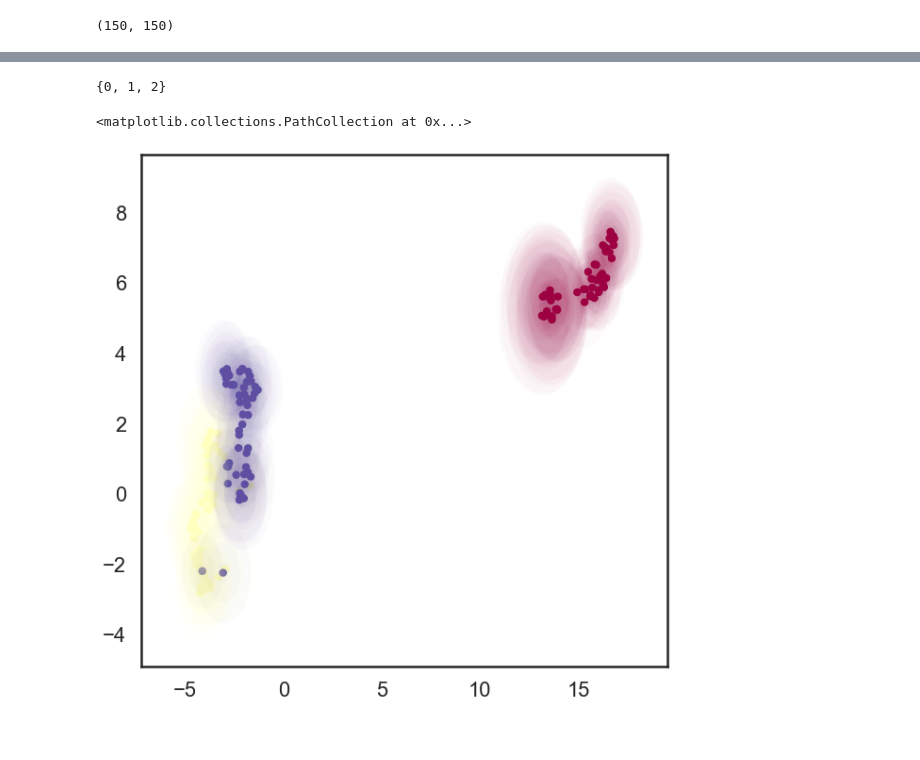
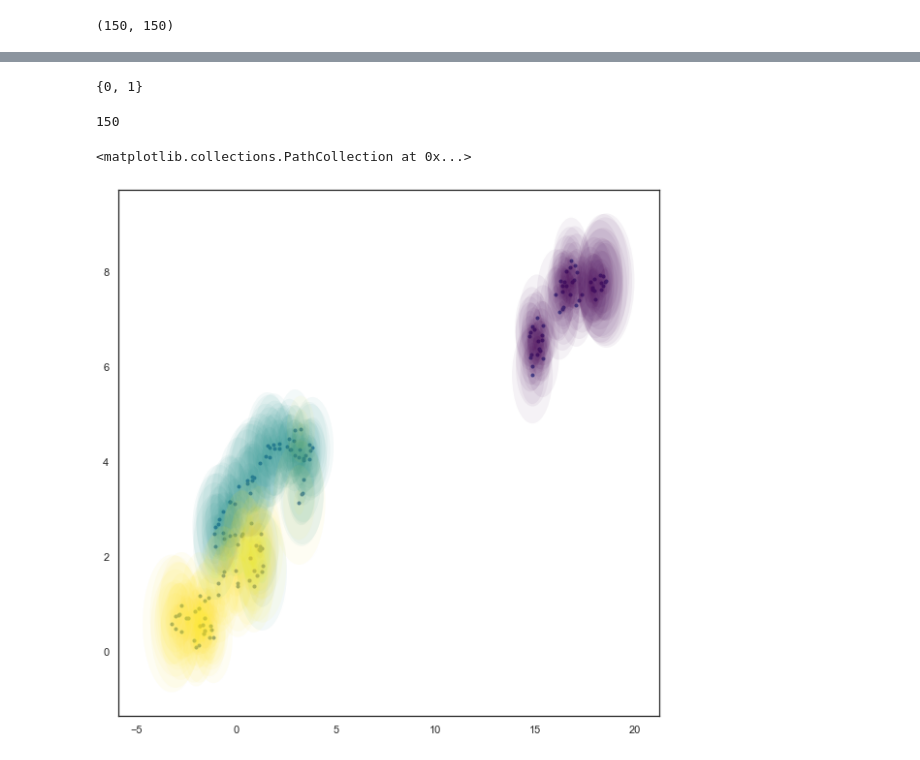
Before and after one commit to algoasylum/Pycon-UMAP, a Jupyter notebook: Open_Ball_Plot.ipynb, the cells around one changed output, grey strips where cells are left out. Saved outputs shown, nothing was run; the diff lists cells and outputs as text; code cells hidden in the pictures.

```diff
--- a/Open_Ball_Plot.ipynb
+++ b/Open_Ball_Plot.ipynb
@@ -284,8 +285,8 @@ plt.show
 # %%
-knn_indices, knn_dists, _ = nearest_neighbors(
-            embed, n_neighbors=20, metric='euclidean', metric_kwds={}, angular='False', random_state=np.random.RandomState(), verbose='False'
+knn_indices_i, knn_dists_i, _ = nearest_neighbors(
+            embed, n_neighbors=15, metric='euclidean', metric_kwds={}, angular='False', random_state=np.random.RandomState(), verbose='False'
         )
-sigmas, rhos = smooth_knn_dist(
-        knn_dists, float(15), local_connectivity=float(1),
+sigmas_i, rhos_i = smooth_knn_dist(
+        knn_dists_i, float(15), local_connectivity=float(1),
     )
 # %% [output]
@@ -298,25 +300,29 @@ Thu Aug 13 18:05:40 2020 Finished Nearest Neighbor Search
 # %%
 radii_iris = []
-for i in range(len(sigmas)):
-    radii_iris.append(int(max(knn_dists[i])))
+for i in range(len(sigmas_i)):
+    radii_iris.append(int(max(knn_dists_i[i])))
 dcolor_iris = set(radii_iris)
 dcolor_iris
 # %% [output]
-{0, 1, 2}
+{0, 1}
+# %%
+len(radii_iris)
+# %% [output]
+150
 # %%
+#W.R.T The target
 fig = plt.figure(figsize=(10,10))
 ax = fig.add_subplot(111)
-
-colors = plt.get_cmap('Spectral')(np.linspace(0, 1, 3))
-for i in range(len(sigmas)):
+colors = plt.get_cmap('viridis')(np.linspace(0, 1, 3))
+for i in range(len(sigmas_i)):
     pos = embed[i, :2]
-    draw_circle(pos, max(knn_dists[i]),
+    draw_circle(pos, max(knn_dists_i[i]),
                         ax, color=colors[int(t[i])],
-                        from_size=0.2, to_size=1.0, alpha=0.02)
+                        from_size=0.2, to_size=1.0, alpha=0.05)
 ax.scatter(embed[:,0],
-           embed[:,1], c= t, cmap = 'Spectral',
-           s=40)
+           embed[:,1],
+           s=9)
 # %% [output]
 <matplotlib.collections.PathCollection at 0x...>
-[figure, old version]
+[figure, new version]
 # %%
```
Also changed, not shown: parts of 12 cells of this notebook, 2 other files.
